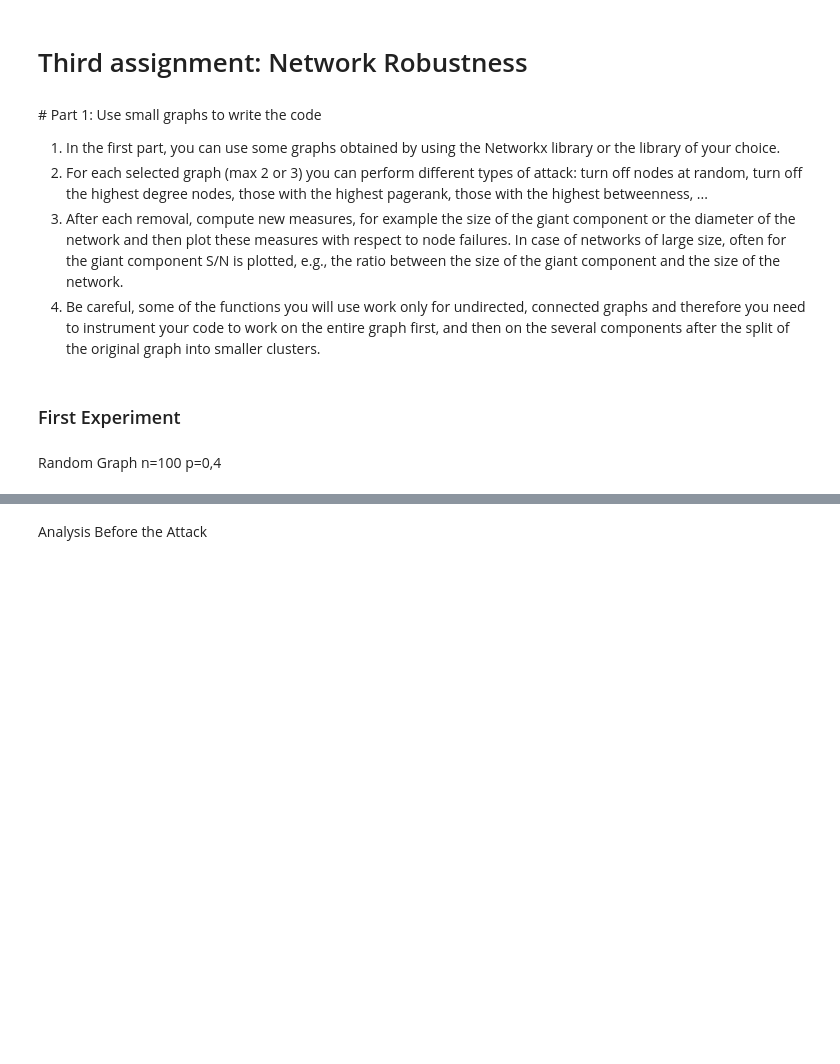
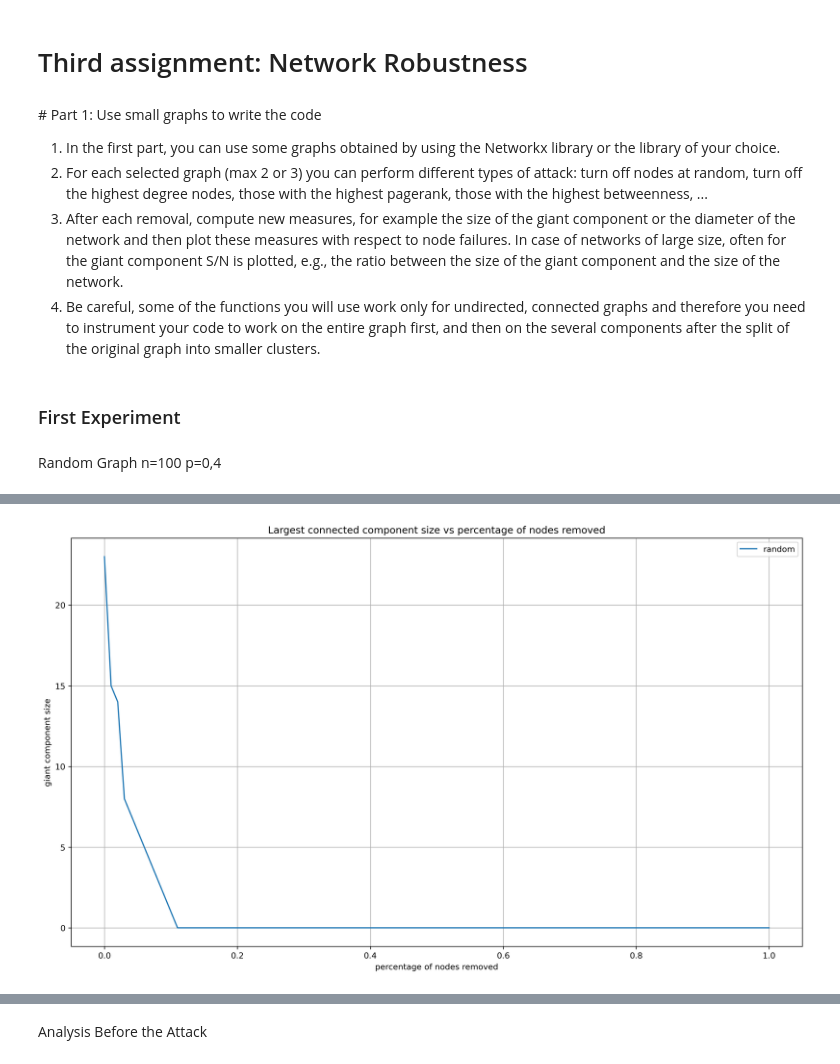
Before and after one commit to luca959/NA-3, a Jupyter notebook: NA3.ipynb, the cells around one changed output, grey strips where cells are left out. Cells and saved outputs as stored; diff of their text form; code cells hidden in the pictures; blank space fills up the shorter version.

Commit message:
fix random attack

```diff
--- a/NA3.ipynb
+++ b/NA3.ipynb
@@ -25,10 +25,12 @@ def remove_random_node(G: nx.Graph) -> nx.Graph:
 	Returns:
 		A networkx graph.
 	"""
-	# Get a random node from G
-	node = random.choice(list(G.nodes))
-	# Remove the node from G
-	G.remove_node(node)
+	G = get_lcc(G)
+	if G.number_of_nodes() > 0:
+		# Get a random node from G
+		node = random.choice(list(G.nodes))
+		# Remove the node from G
+		G.remove_node(node)
 	# Return the resulting graph
 	return G
 
@@ -106,10 +108,9 @@ def get_lcc(G: nx.Graph) -> nx.Graph:
 		A networkx graph.
 	"""
 	# Get the largest connected component from G
-	largest_comp = max(nx.connected_components(G), key=len)
+	largest_comp = max(nx.connected_components(G), key=len) if len(G) > 0 else set()
 	# Return the resulting graph
-	return G.subgraph(largest_comp)
-	return G
+	return nx.Graph(G.subgraph(largest_comp))
 
 def get_lcc_size(G: nx.Graph) -> int:
 	"""Get the size of the largest connected component of the graph G and return the resulting size.
@@ -135,14 +136,14 @@ def get_diameter(G: nx.Graph) -> int:
 		An integer.
 	"""
 	# Return the diameter of G
-	return nx.diameter(G)
+	return nx.diameter(G) if len(G) > 0 else 0
 # %% [markdown]
 ### First Experiment
 # %% [markdown]
 Random Graph n=100 p=0,4
 # %%
 n=100
-p=0.1
+p=0.01
 k=5
 G=nx.erdos_renyi_graph(n, p)
 # G = nx.watts_strogatz_graph(n, k, p)
@@ -150,88 +151,35 @@ G=nx.erdos_renyi_graph(n, p)
 
 def attack(G: nx.graph):
     g1 = G.copy()
-    g2 = G.copy()
-    g3 = G.copy()
-    g4 = G.copy()
-    g5 = G.copy()
-
 
     # giant component size vs random attack
     '''
     x axis: ? should be 0->1
     y axis: giant component size
     '''
-    l1 = []
-    d1 = []
+    l1 = [0] * (n)
+    for i in range(n):
+        l1[i] = get_lcc_size(g1)
+        g1 = remove_random_node(g1)
+
     while len(g1) > 0:
         g1 = get_lcc(g1)
         l1.append(get_lcc_size(g1))
-        d1.append(nx.diameter(g1))
         g1 = remove_random_node(g1)
     l1.append(get_lcc_size(g1))
-    d1.append(get_diameter(g1))
 
-    l2 = []
-    d2 = []
-    while len(g2) > 0:
-        l2.append(get_lcc_size(g2))
-        d2.append(get_diameter(get_lcc(g2)))
-        g2 = remove_highest_degree_node(get_lcc(g2))
-    l2.append(get_lcc_size(g2))
-    d2.append(get_diameter(g2))
 
-    l3 = []
-    d3 = []
-    while len(g3) > 0:
-        l3.append(get_lcc_size(g3))
-        d3.append(get_diameter(get_lcc(g3)))
-        g3 = remove_highest_betweenness_node(get_lcc(g3))
-    l3.append(get_lcc_size(g3))
-    d3.append(get_diameter(g3))
+    x = np.linspace(0, 1, len(l1))
 
-    l4 = []
-    d4 = []
-    while len(g4) > 0:
-        l4.append(get_lcc_size(g4))
-        d4.append(get_diameter(get_lcc(g4)))
-        g4 = remove_highest_pagerank_node(get_lcc(g4))
-    l4.append(get_lcc_size(g4))
-    d4.append(get_diameter(g4))
-
-    l5 = []
-    d5 = []
-    while len(g5) > 0:
-        l5.append(get_lcc_size(g5))
-        d5.append(get_diameter(get_lcc(g5)))
-        g5 = remove_highest_closeness_node(get_lcc(g5))
-    l5.append(get_lcc_size(g5))
-    d5.append(get_diameter(g5))
-
-    # plot all l lists vs x
-    x = np.linspace(0, 1, len(l1))
     plt.figure(figsize=(16,9), dpi=300)
-
-    plt.subplot(100)
     plt.title('Largest connected component size vs percentage of nodes removed')
     plt.plot(x, l1, label='random')
-    plt.plot(x, l2, label='highest degree')
-    plt.plot(x, l3, label='highest betweenness')
-    plt.plot(x, l4, label='highest pagerank')
-    plt.plot(x, l5, label='highest closeness')
+    # plt.plot(x, l2, label='highest degree')
+    # plt.plot(x, l3, label='highest betweenness')
+    # plt.plot(x, l4, label='highest pagerank')
+    # plt.plot(x, l5, label='highest closeness')
     plt.xlabel('percentage of nodes removed')
     plt.ylabel('giant component size')
-    plt.grid()
-    plt.legend()
-
-    plt.subplot(200)
-    plt.title('Diameter vs percentage of nodes removed')
-    plt.plot(x, d1, label='random')
-    plt.plot(x, d2, label='highest degree')
-    plt.plot(x, d3, label='highest betweenness')
-    plt.plot(x, d4, label='highest pagerank')
-    plt.plot(x, d5, label='highest closeness')
-    plt.xlabel('percentage of nodes removed')
-    plt.ylabel('diameter')
     plt.grid()
     plt.legend()
 
@@ -242,0 +190 @@ NetworkXError: Frozen graph can't be modified
+[figure, added]
```
Also changed, not shown: parts of 8 cells of this notebook.
